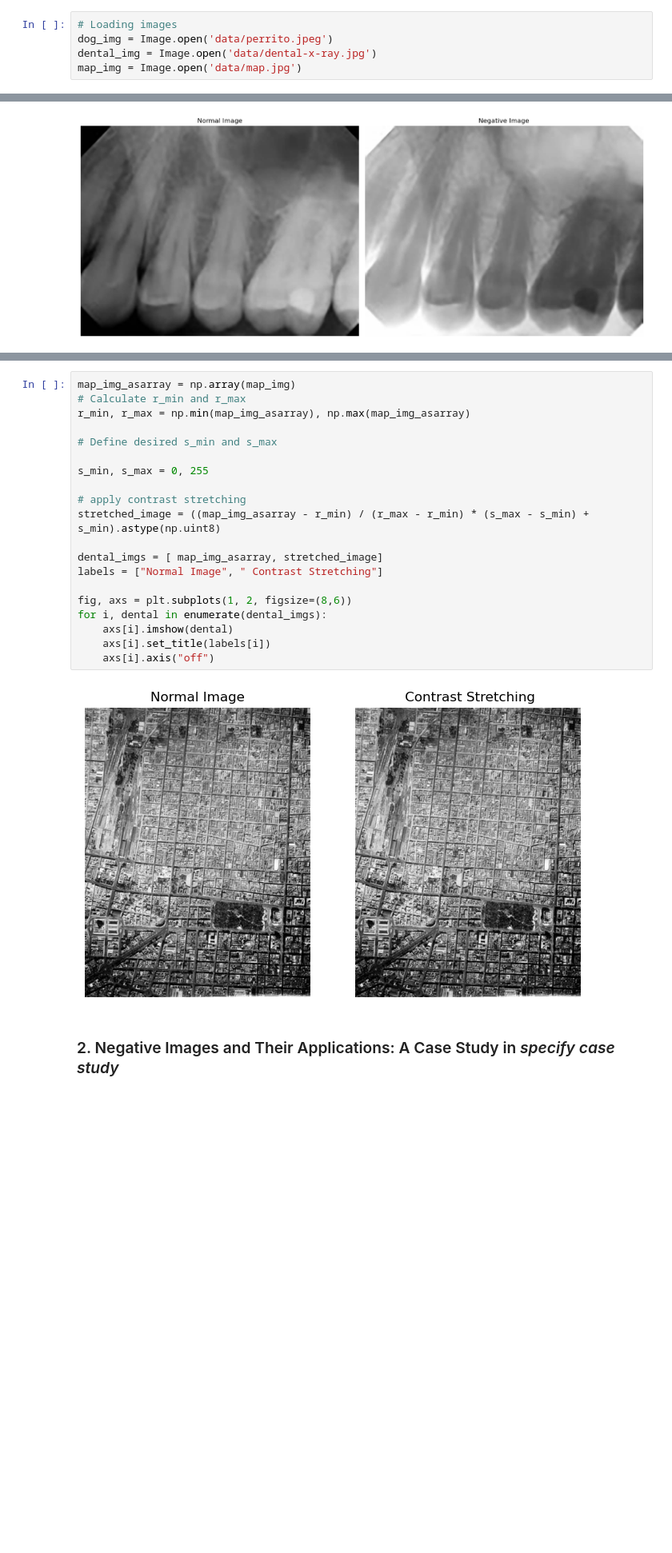
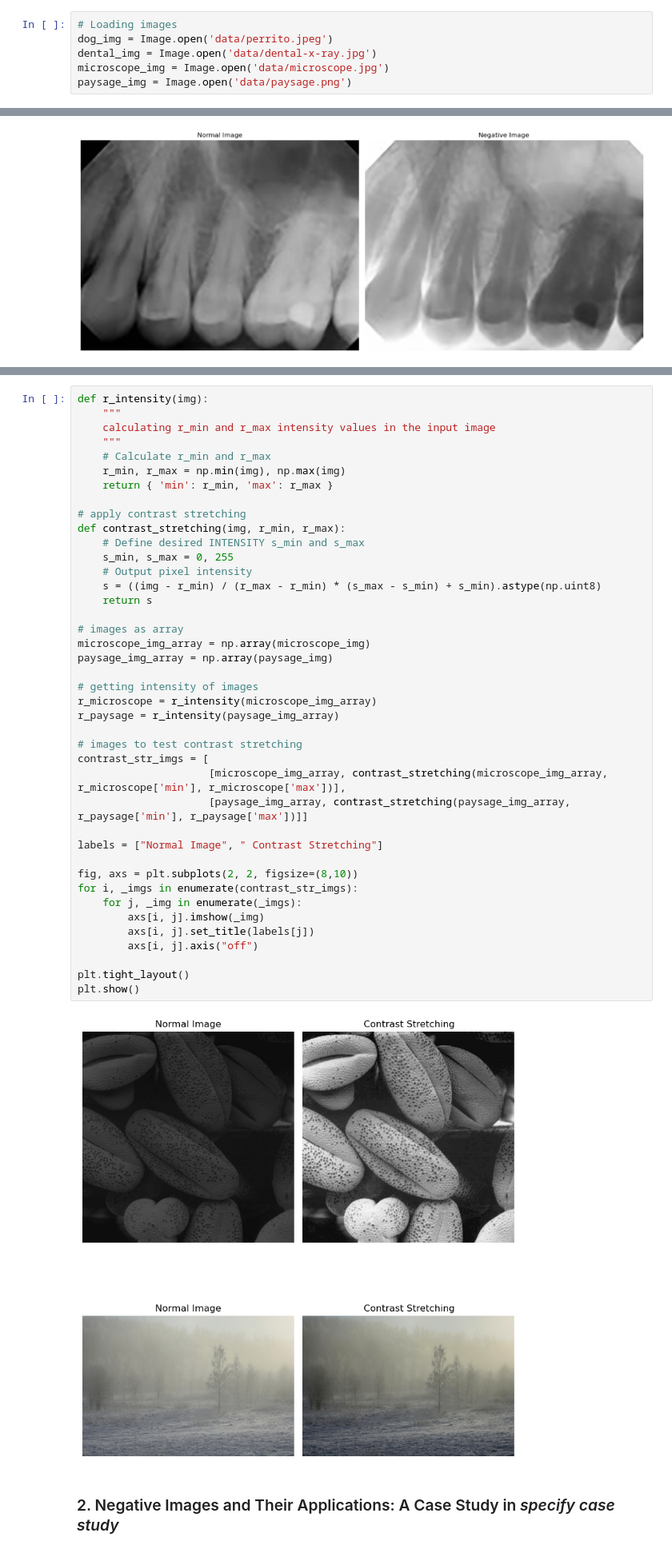
Before and after one commit to alcalderagl/processing_images, a Jupyter notebook: Activity 1/Activity_1.ipynb, the cells around one changed output, grey strips where cells are left out. Shown at 80% size. Drawn from its saved outputs; the diff is of its cells as text; blank space fills up the shorter version.

Commit message:
:feat:contrast-stretching

```diff
--- a/Activity 1/Activity_1.ipynb
+++ b/Activity 1/Activity_1.ipynb
@@ -53,7 +53,8 @@ from PIL import Image
 # Loading images
 dog_img = Image.open('data/perrito.jpeg')
 dental_img = Image.open('data/dental-x-ray.jpg')
-map_img = Image.open('data/map.jpg')
+microscope_img = Image.open('data/microscope.jpg')
+paysage_img = Image.open('data/paysage.png')
 # %% [markdown]
 ### 1. Types of Photometric Tranformation
 # %% [markdown]
@@ -112,25 +144,46 @@ plt.show()
 # %%
-map_img_asarray = np.array(map_img)
-# Calculate r_min and r_max
-r_min, r_max = np.min(map_img_asarray), np.max(map_img_asarray)
-
-# Define desired s_min and s_max
-
-s_min, s_max = 0, 255
+def r_intensity(img):
+    """
+    calculating r_min and r_max intensity values in the input image
+    """
+    # Calculate r_min and r_max
+    r_min, r_max = np.min(img), np.max(img)
+    return { 'min': r_min, 'max': r_max }
 
 # apply contrast stretching
-stretched_image = ((map_img_asarray - r_min) / (r_max - r_min) * (s_max - s_min) + s_min).astype(np.uint8)
+def contrast_stretching(img, r_min, r_max):
+    # Define desired INTENSITY s_min and s_max
+    s_min, s_max = 0, 255
+    # Output pixel intensity
+    s = ((img - r_min) / (r_max - r_min) * (s_max - s_min) + s_min).astype(np.uint8)
+    return s
 
-dental_imgs = [ map_img_asarray, stretched_image]
+# images as array
+microscope_img_array = np.array(microscope_img)
+paysage_img_array = np.array(paysage_img)
+
+# getting intensity of images
+r_microscope = r_intensity(microscope_img_array)
+r_paysage = r_intensity(paysage_img_array)
+
+# images to test contrast stretching
+contrast_str_imgs = [
+                     [microscope_img_array, contrast_stretching(microscope_img_array, r_microscope['min'], r_microscope['max'])],
+                     [paysage_img_array, contrast_stretching(paysage_img_array, r_paysage['min'], r_paysage['max'])]]
+
 labels = ["Normal Image", " Contrast Stretching"]
 
-fig, axs = plt.subplots(1, 2, figsize=(8,6))
-for i, dental in enumerate(dental_imgs):
-    axs[i].imshow(dental)
-    axs[i].set_title(labels[i])
-    axs[i].axis("off")
+fig, axs = plt.subplots(2, 2, figsize=(8,10))
+for i, _imgs in enumerate(contrast_str_imgs):
+    for j, _img in enumerate(_imgs):
+        axs[i, j].imshow(_img)
+        axs[i, j].set_title(labels[j])
+        axs[i, j].axis("off")
+
+plt.tight_layout()
+plt.show()
 # %% [output]
-[figure, old version]
+[figure, new version]
 # %% [markdown]
 ### 2. Negative Images and Their Applications: A Case Study in *specify case study*
 # %% [markdown]
```
Also changed, not shown: parts of 2 cells of this notebook, 6 other files.
